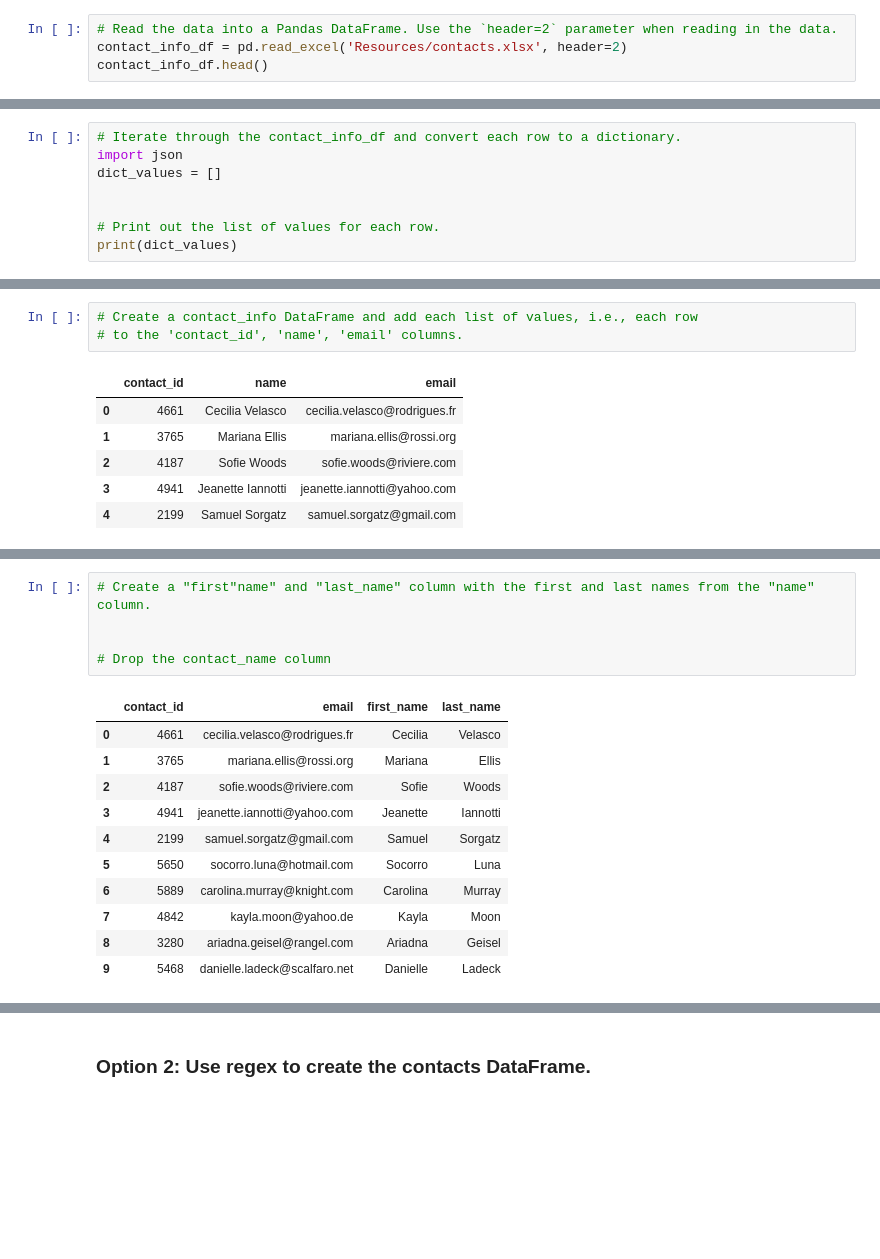
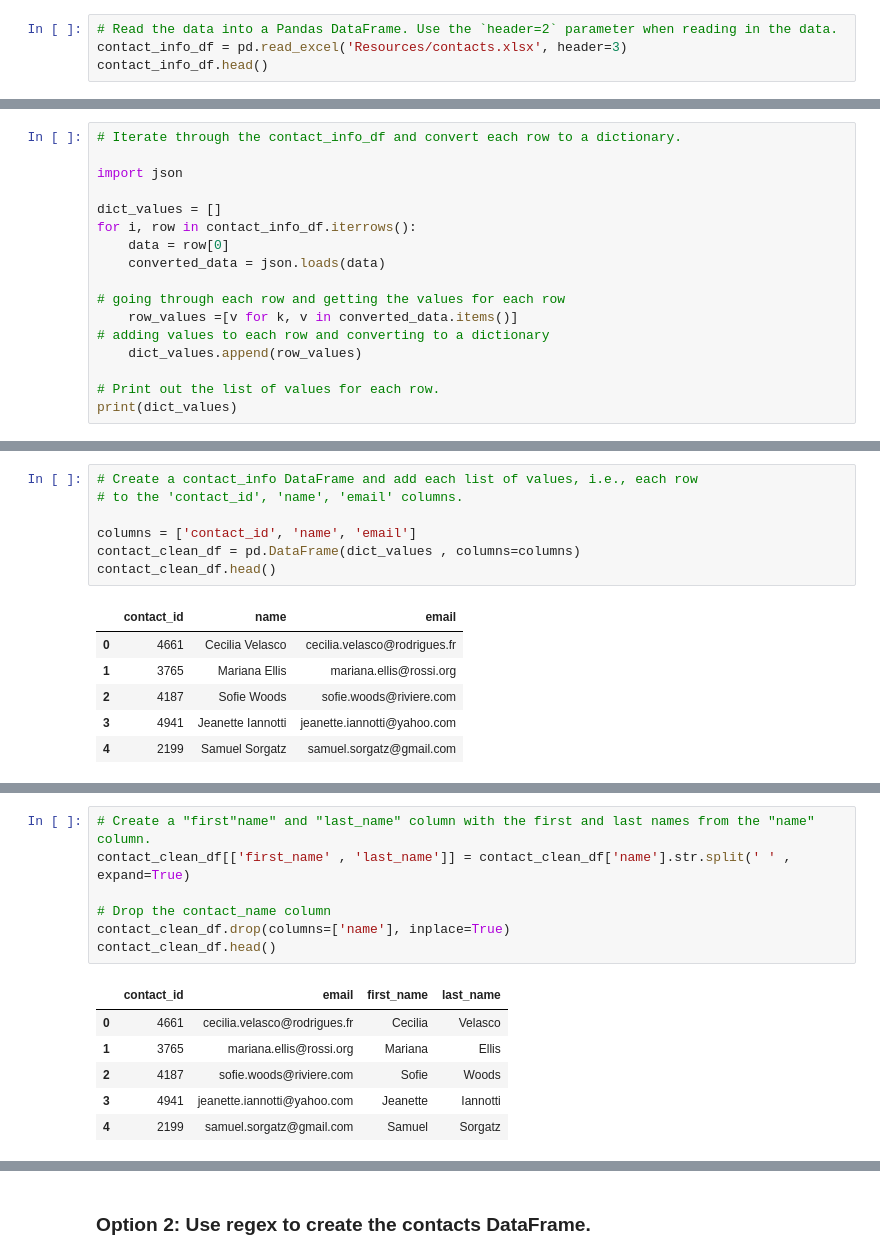
Before and after one commit to ouzgrp/Crowdfunding_ETL, a Jupyter notebook: ETL_Mini_Project_OGarip_MLucic.ipynb, the cells around one changed output, grey strips where cells are left out. Drawn from its saved outputs; the diff is of its cells as text; blank space fills up the shorter version.

Commit message:
Contacts df

```diff
--- a/ETL_Mini_Project_OGarip_MLucic.ipynb
+++ b/ETL_Mini_Project_OGarip_MLucic.ipynb
@@ -276,6 +276,6 @@ campaign_cleaned.to_csv("Resources/campaign.csv", index=False)
 ### Extract the contacts.xlsx Data.
 # %%
 # Read the data into a Pandas DataFrame. Use the `header=2` parameter when reading in the data.
-contact_info_df = pd.read_excel('Resources/contacts.xlsx', header=2)
+contact_info_df = pd.read_excel('Resources/contacts.xlsx', header=3)
 contact_info_df.head()
 # %% [output]
@@ -299,9 +299,18 @@ Then export the DataFrame as a `contacts.csv` CSV file.
 ### Option 1: Use Pandas to create the contacts DataFrame.
 # %%
 # Iterate through the contact_info_df and convert each row to a dictionary.
+
 import json
+
 dict_values = []
+for i, row in contact_info_df.iterrows():
+    data = row[0]
+    converted_data = json.loads(data)
 
+# going through each row and getting the values for each row
+    row_values =[v for k, v in converted_data.items()]
+# adding values to each row and converting to a dictionary
+    dict_values.append(row_values)
 
 # Print out the list of values for each row.
 print(dict_values)
@@ -310,6 +319,10 @@ print(dict_values)
 # %%
 # Create a contact_info DataFrame and add each list of values, i.e., each row
 # to the 'contact_id', 'name', 'email' columns.
+
+columns = ['contact_id', 'name', 'email']
+contact_clean_df = pd.DataFrame(dict_values , columns=columns)
+contact_clean_df.head()
 # %% [output]
 |  | contact_id | name | email |
 | 0 | 4661 | Cecilia Velasco | cecilia.velasco@rodrigues.fr |
@@ -333,19 +354,16 @@ memory usage: 23.6+ KB
 # %%
 # Create a "first"name" and "last_name" column with the first and last names from the "name" column.
-
+contact_clean_df[['first_name' , 'last_name']] = contact_clean_df['name'].str.split(' ' , expand=True)
 
 # Drop the contact_name column
+contact_clean_df.drop(columns=['name'], inplace=True)
+contact_clean_df.head()
 # %% [output]
 |  | contact_id | email | first_name | last_name |
 | 0 | 4661 | cecilia.velasco@rodrigues.fr | Cecilia | Velasco |
 | 1 | 3765 | mariana.ellis@rossi.org | Mariana | Ellis |
 | 2 | 4187 | sofie.woods@riviere.com | Sofie | Woods |
 | 3 | 4941 | jeanette.iannotti@yahoo.com | Jeanette | Iannotti |
 | 4 | 2199 | samuel.sorgatz@gmail.com | Samuel | Sorgatz |
-| 5 | 5650 | socorro.luna@hotmail.com | Socorro | Luna |
-| 6 | 5889 | carolina.murray@knight.com | Carolina | Murray |
-| 7 | 4842 | kayla.moon@yahoo.de | Kayla | Moon |
-| 8 | 3280 | ariadna.geisel@rangel.com | Ariadna | Geisel |
-| 9 | 5468 | danielle.ladeck@scalfaro.net | Danielle | Ladeck |
 # %%
 # Reorder the columns
```
Also changed, not shown: parts of 18 cells of this notebook.
